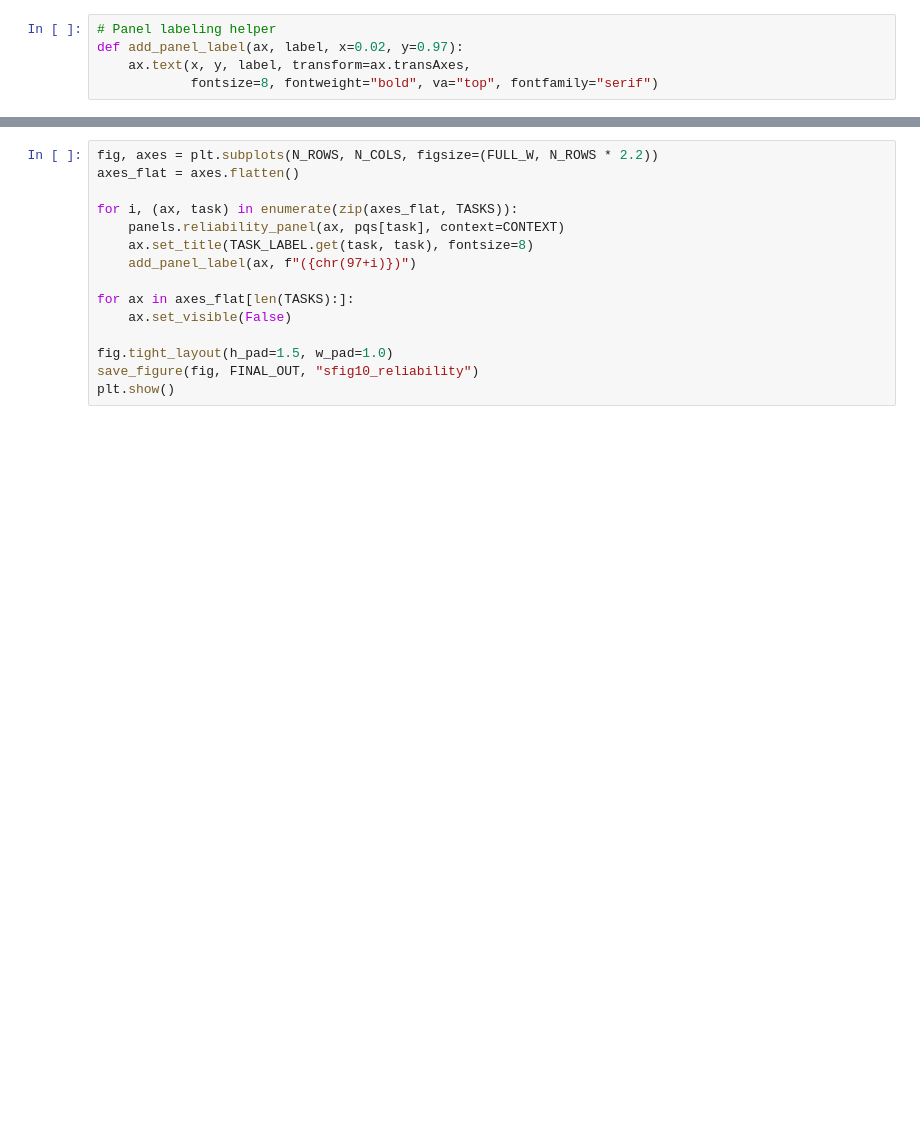
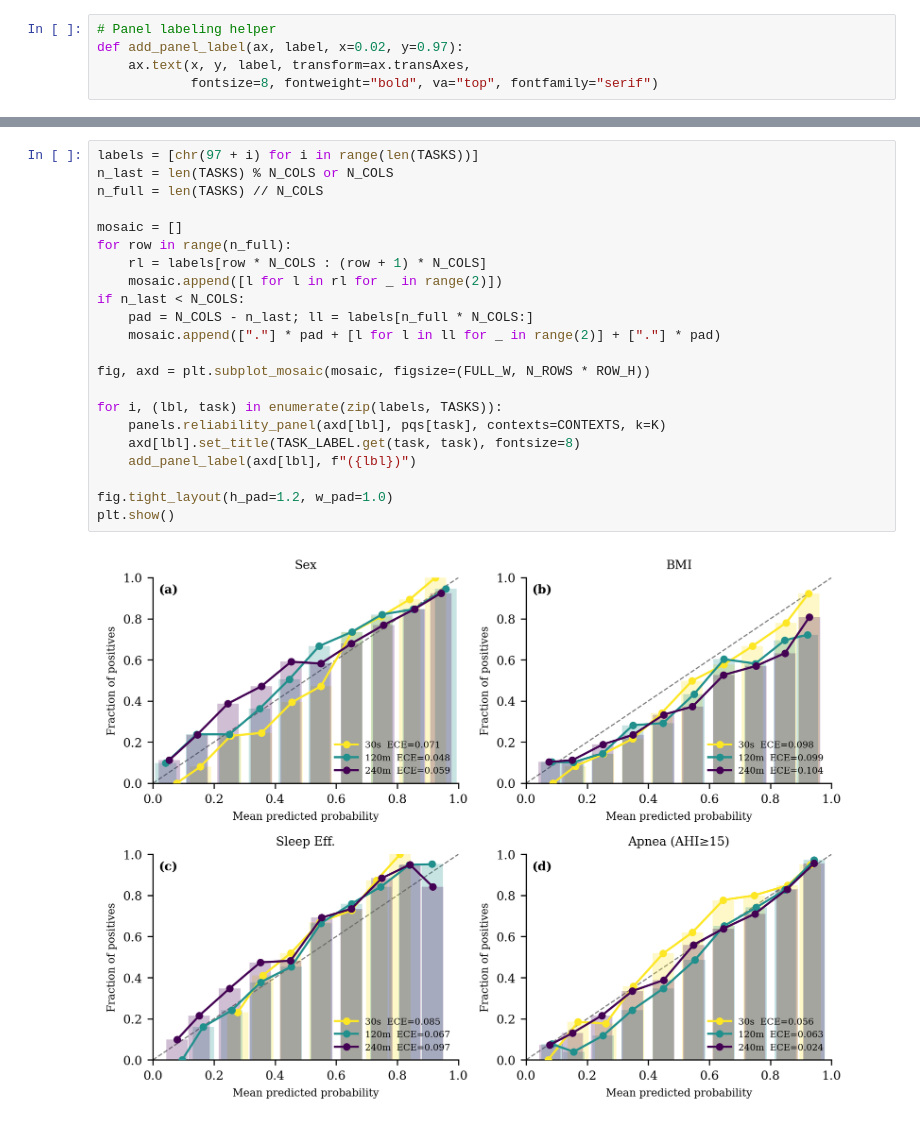
Before and after one commit to boshrakh95/NSRR-tools, a Jupyter notebook: results/paper_figures/notebooks/sfig10_reliability.ipynb, the cells around one changed output, grey strips where cells are left out. Cells and saved outputs as stored; diff of their text form; blank space fills up the shorter version.

Commit message:
First round of ipynb files updates and run of paper figures

```diff
--- a/results/paper_figures/notebooks/sfig10_reliability.ipynb
+++ b/results/paper_figures/notebooks/sfig10_reliability.ipynb
@@ -53,15 +79,24 @@ pqs = {t: load_parquets("phase0_v3", t, HEAD, SPLIT) for t in TASKS}
-# %%
-fig, axes = plt.subplots(N_ROWS, N_COLS, figsize=(FULL_W, N_ROWS * 2.2))
-axes_flat = axes.flatten()
-
-for i, (ax, task) in enumerate(zip(axes_flat, TASKS)):
-    panels.reliability_panel(ax, pqs[task], context=CONTEXT)
-    ax.set_title(TASK_LABEL.get(task, task), fontsize=8)
-    add_panel_label(ax, f"({chr(97+i)})")
-
-for ax in axes_flat[len(TASKS):]:
-    ax.set_visible(False)
-
-fig.tight_layout(h_pad=1.5, w_pad=1.0)
-save_figure(fig, FINAL_OUT, "sfig10_reliability")
-plt.show()
+# %%
+labels = [chr(97 + i) for i in range(len(TASKS))]
+n_last = len(TASKS) % N_COLS or N_COLS
+n_full = len(TASKS) // N_COLS
+
+mosaic = []
+for row in range(n_full):
+    rl = labels[row * N_COLS : (row + 1) * N_COLS]
+    mosaic.append([l for l in rl for _ in range(2)])
+if n_last < N_COLS:
+    pad = N_COLS - n_last; ll = labels[n_full * N_COLS:]
+    mosaic.append(["."] * pad + [l for l in ll for _ in range(2)] + ["."] * pad)
+
+fig, axd = plt.subplot_mosaic(mosaic, figsize=(FULL_W, N_ROWS * ROW_H))
+
+for i, (lbl, task) in enumerate(zip(labels, TASKS)):
+    panels.reliability_panel(axd[lbl], pqs[task], contexts=CONTEXTS, k=K)
+    axd[lbl].set_title(TASK_LABEL.get(task, task), fontsize=8)
+    add_panel_label(axd[lbl], f"({lbl})")
+
+fig.tight_layout(h_pad=1.2, w_pad=1.0)
+plt.show()
+# %% [output]
+[figure, added]
```
Also changed, not shown: parts of 4 cells of this notebook, 42 other files.
